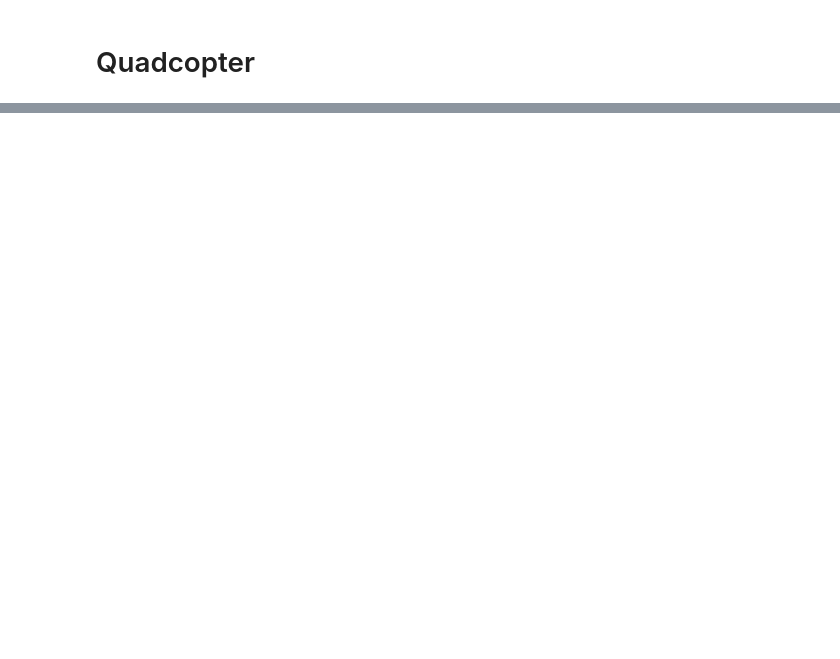
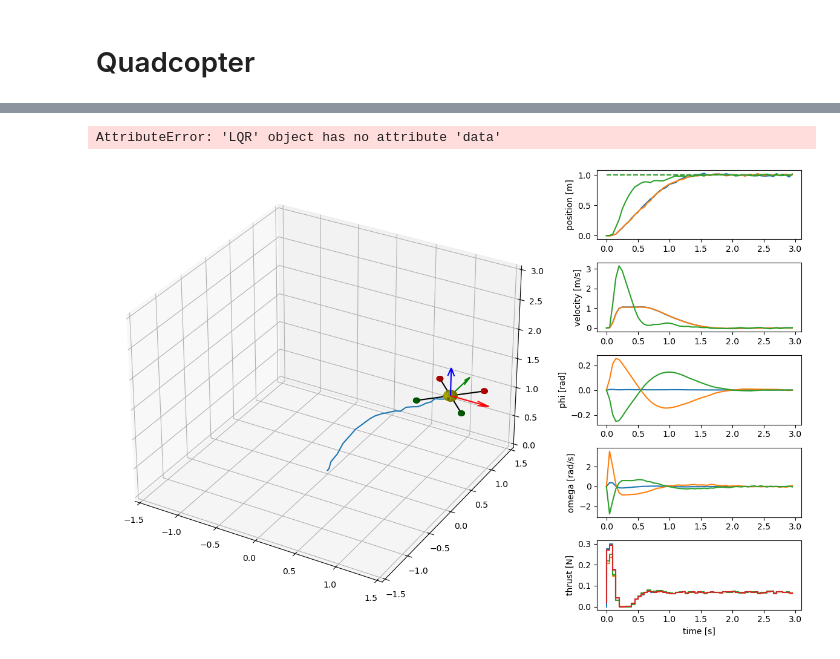
Before and after one commit to pas-tudo/2023_do_mpc_paper, a Jupyter notebook: 01_Example_Systems/quadcopter/quadcopter_demo.ipynb, the cells around one changed output, grey strips where cells are left out. Drawn from its saved outputs; the diff is of its cells as text; code cells hidden in the pictures; blank space fills up the shorter version.

```diff
--- a/01_Example_Systems/quadcopter/quadcopter_demo.ipynb
+++ b/01_Example_Systems/quadcopter/quadcopter_demo.ipynb
@@ -275,0 +102,7 @@ fig.tight_layout()
+# %%
+
+t_step = 0.05
+simulator = qccontrol.get_simulator(t_step, qc)
+
+x0 = np.zeros((12,1))
+simulator.x0 = x0
@@ -275,0 +112,20 @@ fig.tight_layout()
+# %%
+
+qccontrol.lqr_flyto(simulator, lqr, pos_setpoint=np.array([1,1,1]).reshape(-1,1))
+qccontrol.lqr_flyto(simulator, lqr, pos_setpoint=np.array([1,1,2]).reshape(-1,1))
+qccontrol.lqr_flyto(simulator, lqr, pos_setpoint=np.array([1,1,2]).reshape(-1,1))
+fig, ax = plot_results(qc, lqr.data, figsize=(12,8))
+# %% [output]
+AttributeError: 'LQR' object has no attribute 'data'
+# %%
+
+mpc, mpc_tvp_template = qccontrol.get_MPC(t_step, qc)
+# %%
+mpc.reset_history()
+simulator.reset_history()
+simulator.x0 = np.zeros((qc.model.n_x,1))
+
+qccontrol.mpc_flyto(simulator, mpc, mpc_tvp_template)
+fig, ax = plot_results(qc, mpc.data, figsize=(12,8))
+# %% [output]
+[figure, added]
```
Also changed, not shown: parts of 23 cells of this notebook, 3 other files.
